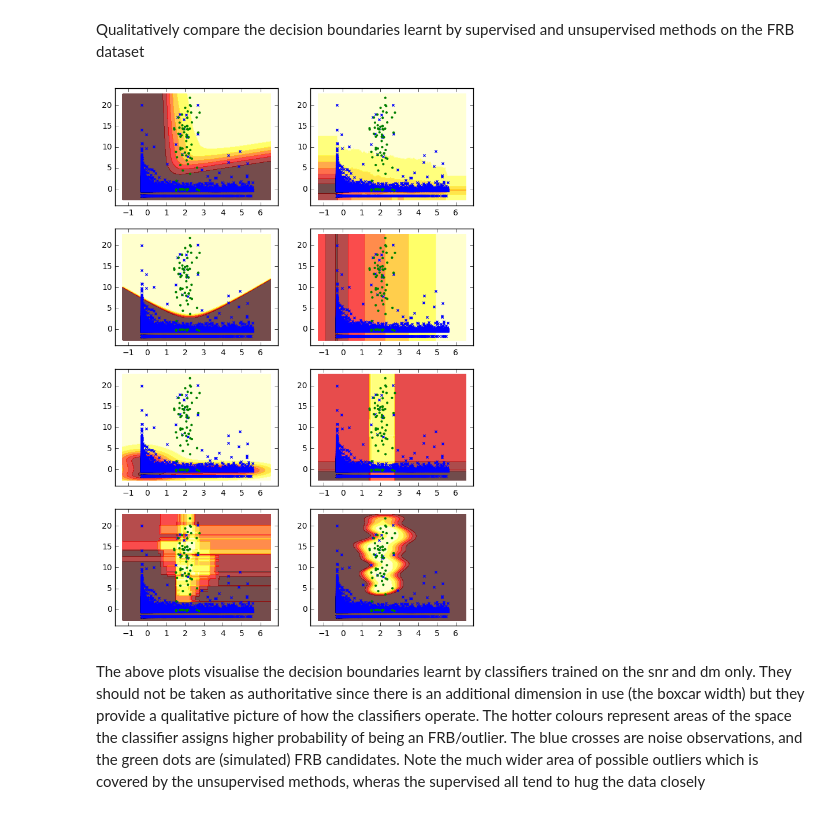
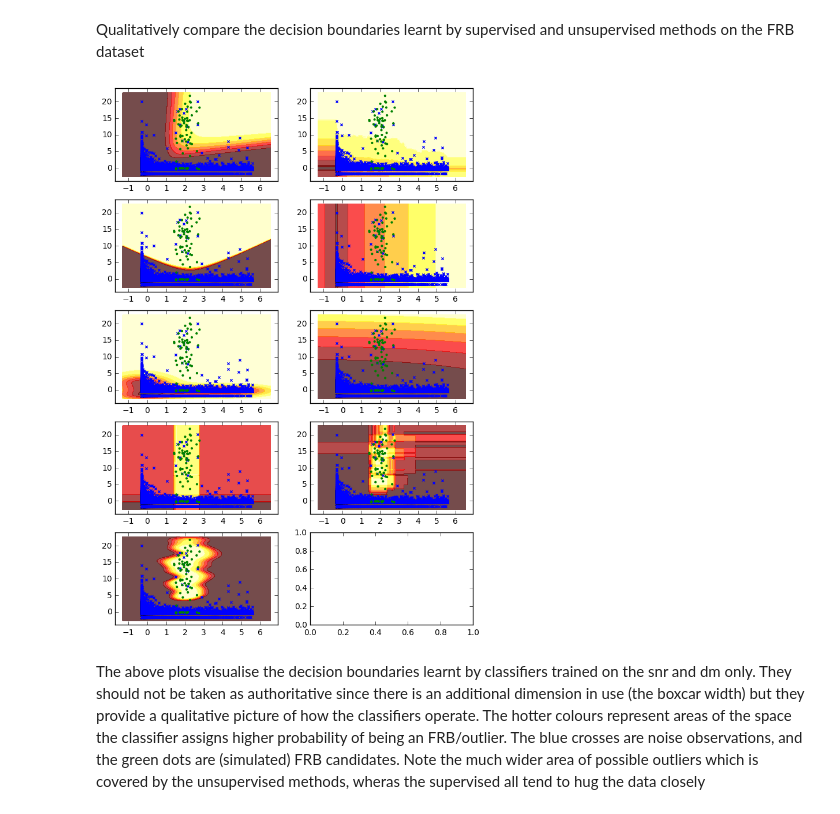
Before and after one commit to lsgos/MPhysPulsars, a Jupyter notebook: Visualise_Boundaries.ipynb, the cells around one changed output. Cells and saved outputs as stored; diff of their text form; code cells hidden in the pictures.

```diff
--- a/Visualise_Boundaries.ipynb
+++ b/Visualise_Boundaries.ipynb
@@ -64,27 +64,28 @@ def visualise_boundary(clf, X, Y, axes,cmap_contour = plt.cm.hot, cmap_classes =
 # %%
 dm_snr = X[:,[1,0]]
 scaled_dm_snr = StandardScaler().fit_transform(dm_snr)
 plt.rcParams['figure.figsize'] = 8,12
 classifiers = [MLPClassifier(),
                SemiSupervisedClassifier(IsolationForest(max_samples = 8000)),
                GaussianNB(),
                SemiSupervisedClassifier(EllipticEnvelope()),
                SemiSupervisedClassifier(OneClassSVM(nu=0.1)),
+               PCA_Classifier(),
                AdaBoostClassifier(),
                RandomForestClassifier(),
                SVC(probability=True),
               ]
 
 cols = 2
 rows = int(np.ceil ((1.0 * len(classifiers) / cols) ))
 fig, axtup = plt.subplots(rows, cols)
 
 import itertools
 
 for clf, axes in itertools.izip(classifiers, itertools.chain.from_iterable(axtup)):
     visualise_boundary(clf,scaled_dm_snr, Y, axes, cmap_classes = plt.cm.Dark2, markersize = 9)
 # %% [output]
-[figure, old version]
+[figure, new version]
 # %% [markdown]
 The above plots visualise the decision boundaries learnt by classifiers trained on the snr and dm only. They should not be taken as authoritative since there is an additional dimension in use (the boxcar width) but they provide a qualitative picture of how the classifiers operate. The hotter colours represent areas of the space the classifier assigns higher probability of being an FRB/outlier. The blue crosses are noise observations, and the green dots are (simulated) FRB candidates. Note the much wider area of possible outliers which is covered by the unsupervised methods, wheras the supervised all tend to hug the data closely
 # %%
```
Also changed, not shown: 1 other file.
